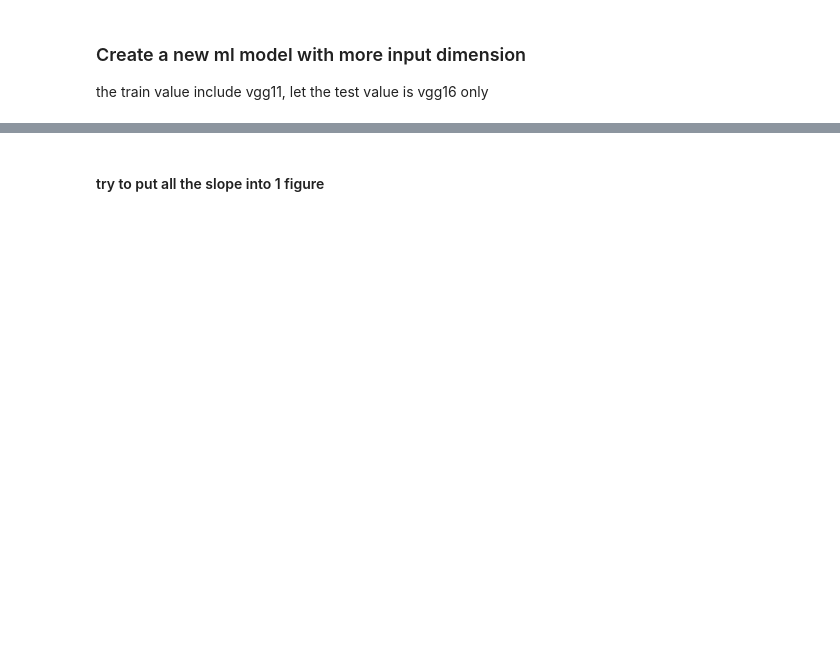
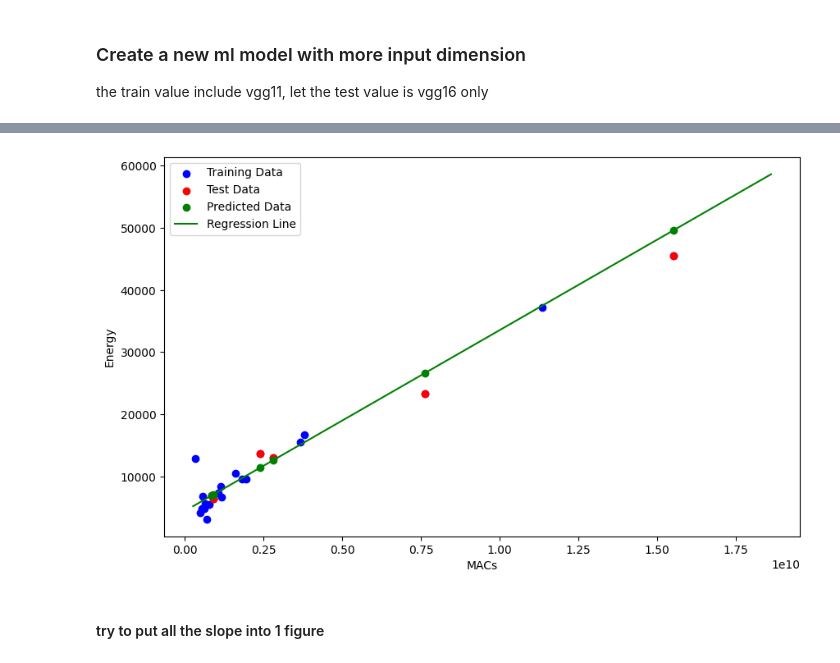
Before and after one commit to dtjgp/GreenAI, a Jupyter notebook: Cloud/4090/code/FinalDataAnalysis_func3.ipynb, the cells around one changed output, grey strips where cells are left out. Saved outputs shown, nothing was run; the diff lists cells and outputs as text; code cells hidden in the pictures; blank space fills up the shorter version.

```diff
--- a/Cloud/4090/code/FinalDataAnalysis_func3.ipynb
+++ b/Cloud/4090/code/FinalDataAnalysis_func3.ipynb
@@ -314,3 +414,7 @@ PlotMACs_vs_Energy(cifar100_dataset, macs_test_c2, predict2_c, energy_test_c2, m
+# %%
+PlotMACs_vs_Energy(cifar10_dataset, macs_test_c2_10, predict2_c10, energy_test_c2_10, model2_c10)
+# %% [output]
+[figure, added]
 # %% [markdown]
 #### try to put all the slope into 1 figure
 # %%
```
Also changed, not shown: parts of 27 cells of this notebook, 5 other files.
